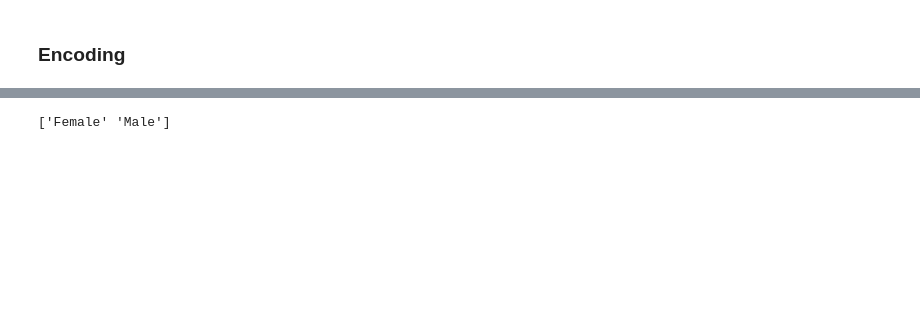
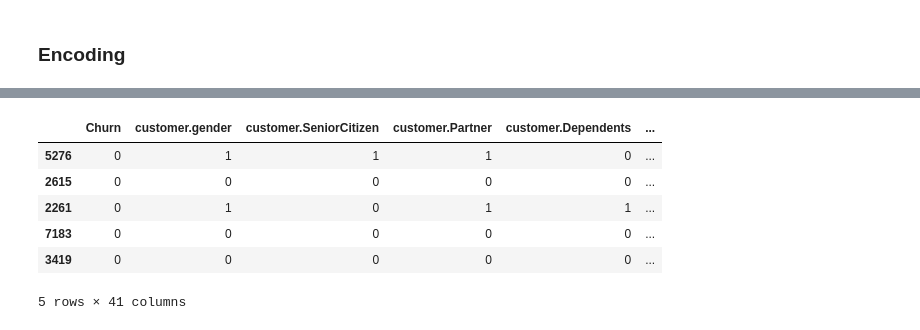
Before and after one commit to OctavioPinoRosas/TelecomX-PrediccionDeCancelacion, a Jupyter notebook: TelecomX_PrediccionDeCancelacion.ipynb, the cells around one changed output, grey strips where cells are left out. Cells and saved outputs as stored; diff of their text form; code cells hidden in the pictures; blank space fills up the shorter version.

```diff
--- a/TelecomX_PrediccionDeCancelacion.ipynb
+++ b/TelecomX_PrediccionDeCancelacion.ipynb
@@ -67,15 +80,6 @@ datos.head()
 # %% [markdown]
 ### **Transformando las columnas binarias**
 # %%
-binary_cols = [
-    'customer.Partner', 'customer.Dependents', 'phone.PhoneService',
-    'phone.MultipleLines', 'internet.OnlineSecurity', 'internet.OnlineBackup',
-    'internet.DeviceProtection', 'internet.TechSupport', 'internet.StreamingTV',
-    'internet.StreamingMovies', 'account.PaperlessBilling'
-]
-
-# Convertimos "Yes" a 1 y "No" a 0
-datos[binary_cols] = datos[binary_cols].replace({'Yes': 1, 'No': 0})
 datos['customer.gender'] = datos['customer.gender'].map({'Male': 1, 'Female': 0})
 datos.head()
 # %% [output]
@@ -88,2 +112,7 @@ datos.head()
 # %% [markdown]
 ### **Encoding**
+# %%
+categoricas = [
+    'phone.MultipleLines', 'internet.InternetService', 'internet.OnlineSecurity', 'internet.OnlineBackup', 'internet.DeviceProtection',
+    'internet.TechSupport', 'internet.StreamingTV', 'internet.StreamingMovies', 'account.Contract', 'account.PaymentMethod']
+pd.get_dummies(data=datos,columns=categoricas, dtype=int).head()
@@ -90,3 +127,11 @@ datos.head()
 # %%
+datos_codificados = pd.get_dummies(data=datos,columns=categoricas, dtype=int)
+datos_codificados.sample(5)
 # %% [output]
+|  | Churn | customer.gender | customer.SeniorCitizen | customer.Partner | customer.Dependents | ... |
+| 5276 | 0 | 1 | 1 | 1 | 0 | ... |
+| 2615 | 0 | 0 | 0 | 0 | 0 | ... |
+| 2261 | 0 | 1 | 0 | 1 | 1 | ... |
+| 7183 | 0 | 0 | 0 | 0 | 0 | ... |
+| 3419 | 0 | 0 | 0 | 0 | 0 | ... |
-['Female' 'Male']
+5 rows × 41 columns
```
Also changed, not shown: parts of 5 cells of this notebook.
